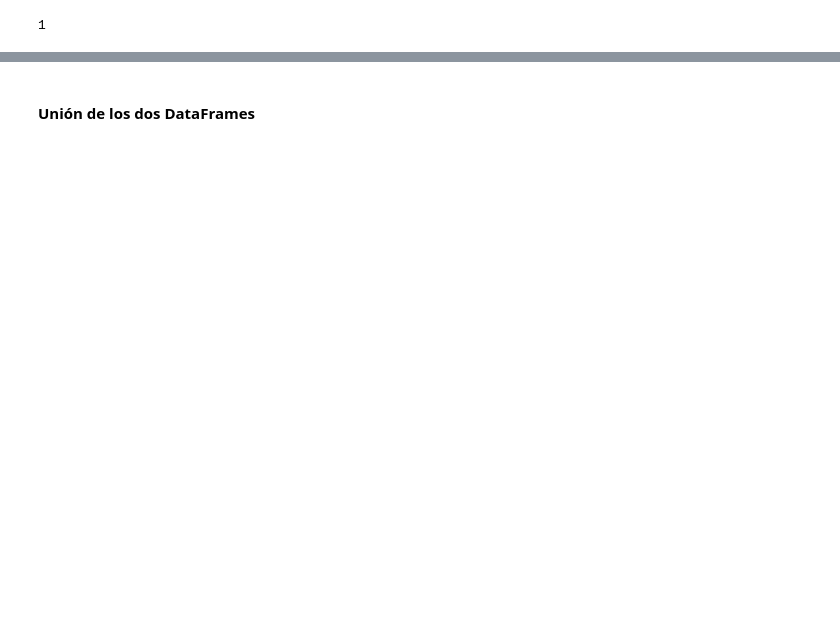
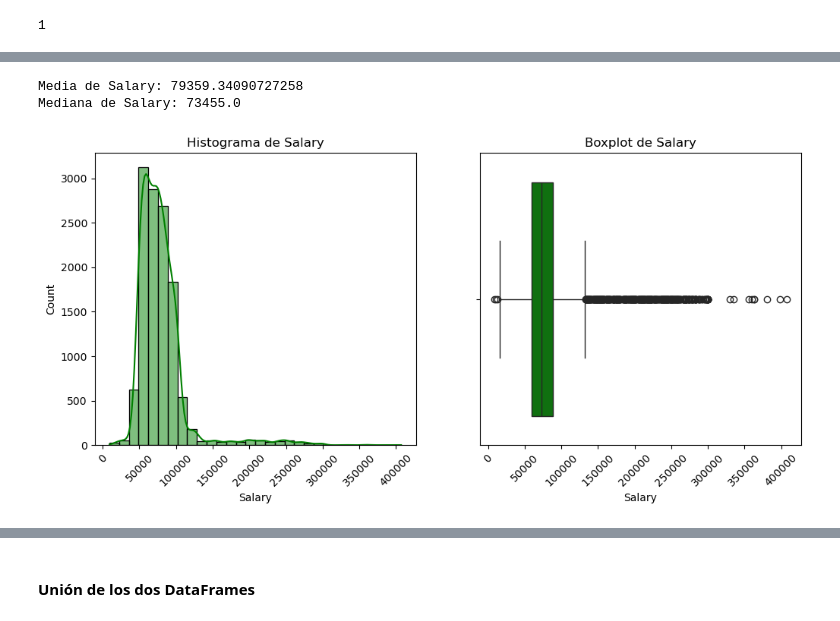
Before and after one commit to Adalab/bda-modulo-3-evaluacion-final-fatimagonzalezya, a Jupyter notebook: evaluacion-final-fatimagonzalezya.ipynb, the cells around one changed output, grey strips where cells are left out. Saved outputs shown, nothing was run; the diff lists cells and outputs as text; code cells hidden in the pictures; blank space fills up the shorter version.

Commit message:
Revisión de limpieza antes de la visualización de tablas unidas

```diff
--- a/evaluacion-final-fatimagonzalezya.ipynb
+++ b/evaluacion-final-fatimagonzalezya.ipynb
@@ -319,7 +282,0 @@ print(df_Loyalty_History["Cancellation Year"].isnull().sum())
-# %%
-# Imputamos Cancellation Month con la moda (distribución simétrica, valores categóicos)
-# Obtener el mes más frecuente (moda)
-moda_mes = df_Loyalty_History["Cancellation Month"].mode()[0]
-
-# Rellenar valores nulos con la moda
-df_Loyalty_History["Cancellation Month"].fillna(moda_mes, inplace=True)
@@ -373,0 +310,17 @@ Name: Salary, Length: 16737, dtype: float64
+# %%
+# Creamos una nueva columna llamada Status con dos valores:
+
+# "Active" si Cancellation Year es NaN (es decir, nunca canceló).
+# "Cancelled" si Cancellation Year tiene un valor numérico (canceló en ese año).
+
+def definir_status(cancellation_year):
+    if pd.isna(cancellation_year):  # Si es NaN, el cliente sigue activo
+        return "Active"
+    else:  # Si tiene un año registrado, significa que canceló
+        return "Cancelled"
+
+# Aplicar la función a la columna "Cancellation Year" y crear la nueva columna "Status"
+df_Loyalty_History["Status"] = df_Loyalty_History["Cancellation Year"].apply(definir_status)
+
+# Verificar resultados
+print(df_Loyalty_History[["Cancellation Year", "Status"]].head(10))
@@ -373,0 +339,4 @@ Name: Salary, Length: 16737, dtype: float64
+# %%
+# Viendo que no será de utilidad para nuestro análisis el mes o el año de cancelación del programa, decidimos eliminar ambas columnas.
+
+df_Loyalty_History.drop(columns=["Cancellation Year", "Cancellation Month"], inplace=True)
@@ -373,0 +352,26 @@ Name: Salary, Length: 16737, dtype: float64
+# %%
+# Vamos a analizar los datos de slary para ver con qué imputamos los nulos
+
+print("Media de Salary:", df_Loyalty_History["Salary"].mean())
+print("Mediana de Salary:", df_Loyalty_History["Salary"].median())
+# %% [output]
+Media de Salary: 79359.34090727258
+Mediana de Salary: 73455.0
+# %%
+plt.figure(figsize=(12, 5))
+
+# Histograma en verde con rotación de etiquetas
+plt.subplot(1, 2, 1)
+sns.histplot(df_Loyalty_History["Salary"].dropna(), kde=True, bins=30, color="green")
+plt.title("Histograma de Salary")
+plt.xticks(rotation=45)
+
+# Boxplot en verde
+plt.subplot(1, 2, 2)
+sns.boxplot(x=df_Loyalty_History["Salary"], color="green")
+plt.title("Boxplot de Salary")
+plt.xticks(rotation=45)
+
+plt.show()
+# %% [output]
+[figure, added]
```
Also changed, not shown: parts of 34 cells of this notebook.
